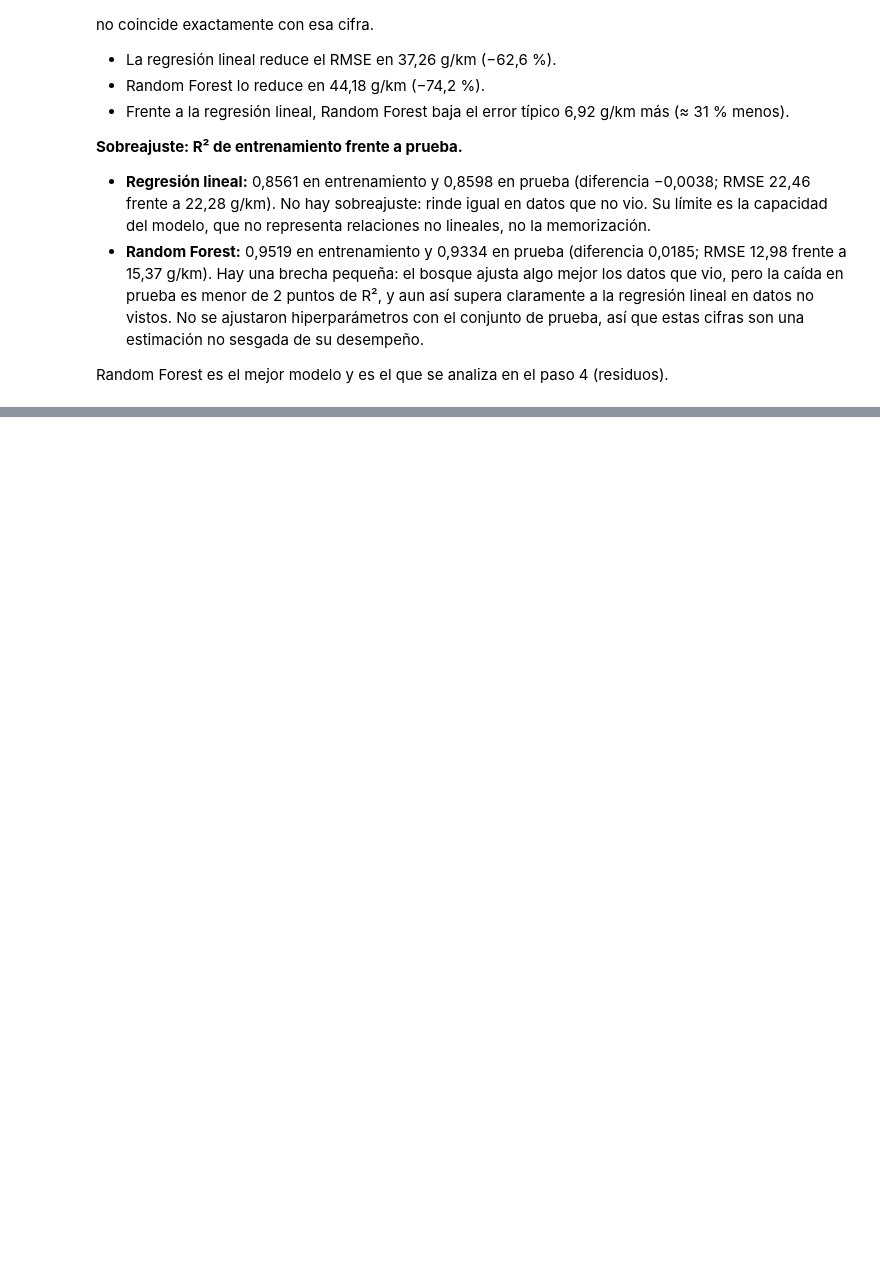
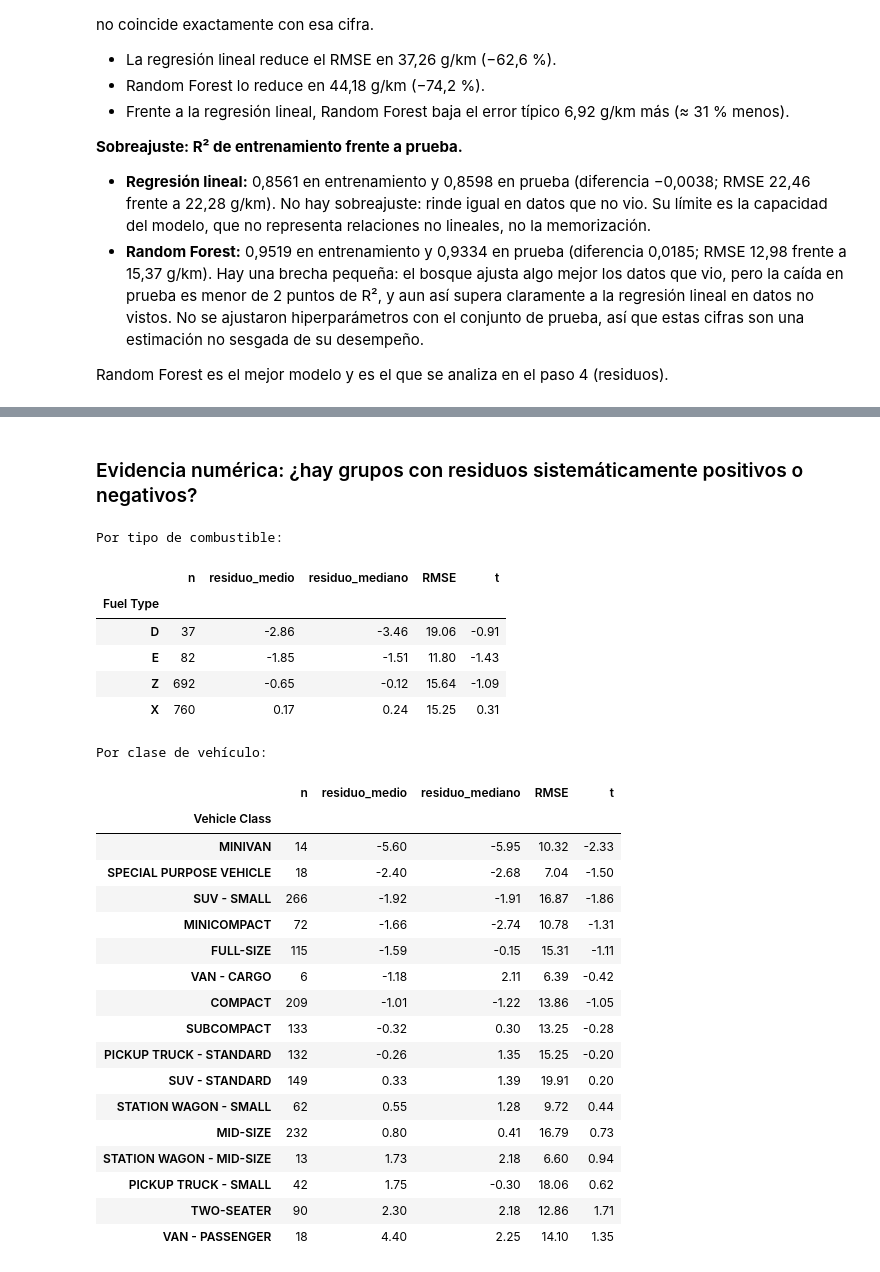
Before and after one commit to mikecrv2019-bit/MAESTRIA-IA, a Jupyter notebook: MAI540_Modulo 4_Tarea 4.2_Herramienta de Regresión Auditada/Herramienta_Regresion_CO2.ipynb, the cells around one changed output, grey strips where cells are left out. Drawn from its saved outputs; the diff is of its cells as text; code cells hidden in the pictures; blank space fills up the shorter version.

```diff
--- a/MAI540_Modulo 4_Tarea 4.2_Herramienta de Regresión Auditada/Herramienta_Regresion_CO2.ipynb
+++ b/MAI540_Modulo 4_Tarea 4.2_Herramienta de Regresión Auditada/Herramienta_Regresion_CO2.ipynb
@@ -285,0 +354,42 @@ Random Forest es el mejor modelo y es el que se analiza en el paso 4 (residuos).
+# %% [markdown]
+### Evidencia numérica: ¿hay grupos con residuos sistemáticamente positivos o negativos?
+# %%
+def resumen_por(columna):
+    g = pd.DataFrame({"res": res, columna: X_test[columna]}).groupby(columna)["res"]
+    t = pd.DataFrame({"n": g.size(), "residuo_medio": g.mean(), "residuo_mediano": g.median(),
+                      "RMSE": g.apply(lambda r: np.sqrt(np.mean(r ** 2)))})
+    # t = media / error estándar: |t| > 2 indica un sesgo difícil de atribuir al azar
+    t["t"] = t["residuo_medio"] / (g.std() / np.sqrt(g.size()))
+    return t.sort_values("residuo_medio")
+
+print("Por tipo de combustible:")
+display(resumen_por("Fuel Type").round(2))
+print("Por clase de vehículo:")
+display(resumen_por("Vehicle Class").round(2))
+# %% [output]
+Por tipo de combustible:
+|  | n | residuo_medio | residuo_mediano | RMSE | t |
+| Fuel Type |  |  |  |  |  |
+| D | 37 | -2.86 | -3.46 | 19.06 | -0.91 |
+| E | 82 | -1.85 | -1.51 | 11.80 | -1.43 |
+| Z | 692 | -0.65 | -0.12 | 15.64 | -1.09 |
+| X | 760 | 0.17 | 0.24 | 15.25 | 0.31 |
+Por clase de vehículo:
+|  | n | residuo_medio | residuo_mediano | RMSE | t |
+| Vehicle Class |  |  |  |  |  |
+| MINIVAN | 14 | -5.60 | -5.95 | 10.32 | -2.33 |
+| SPECIAL PURPOSE VEHICLE | 18 | -2.40 | -2.68 | 7.04 | -1.50 |
+| SUV - SMALL | 266 | -1.92 | -1.91 | 16.87 | -1.86 |
+| MINICOMPACT | 72 | -1.66 | -2.74 | 10.78 | -1.31 |
+| FULL-SIZE | 115 | -1.59 | -0.15 | 15.31 | -1.11 |
+| VAN - CARGO | 6 | -1.18 | 2.11 | 6.39 | -0.42 |
+| COMPACT | 209 | -1.01 | -1.22 | 13.86 | -1.05 |
+| SUBCOMPACT | 133 | -0.32 | 0.30 | 13.25 | -0.28 |
+| PICKUP TRUCK - STANDARD | 132 | -0.26 | 1.35 | 15.25 | -0.20 |
+| SUV - STANDARD | 149 | 0.33 | 1.39 | 19.91 | 0.20 |
+| STATION WAGON - SMALL | 62 | 0.55 | 1.28 | 9.72 | 0.44 |
+| MID-SIZE | 232 | 0.80 | 0.41 | 16.79 | 0.73 |
+| STATION WAGON - MID-SIZE | 13 | 1.73 | 2.18 | 6.60 | 0.94 |
+| PICKUP TRUCK - SMALL | 42 | 1.75 | -0.30 | 18.06 | 0.62 |
+| TWO-SEATER | 90 | 2.30 | 2.18 | 12.86 | 1.71 |
+| VAN - PASSENGER | 18 | 4.40 | 2.25 | 14.10 | 1.35 |
```
Also changed, not shown: parts of 10 cells of this notebook, 2 other files.
